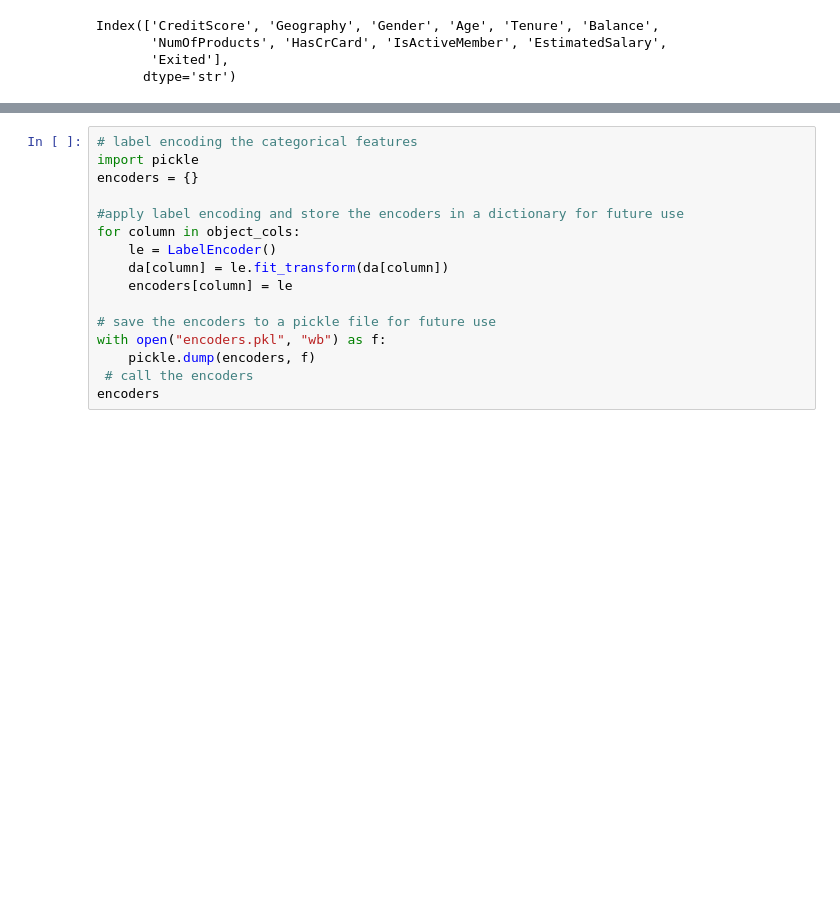
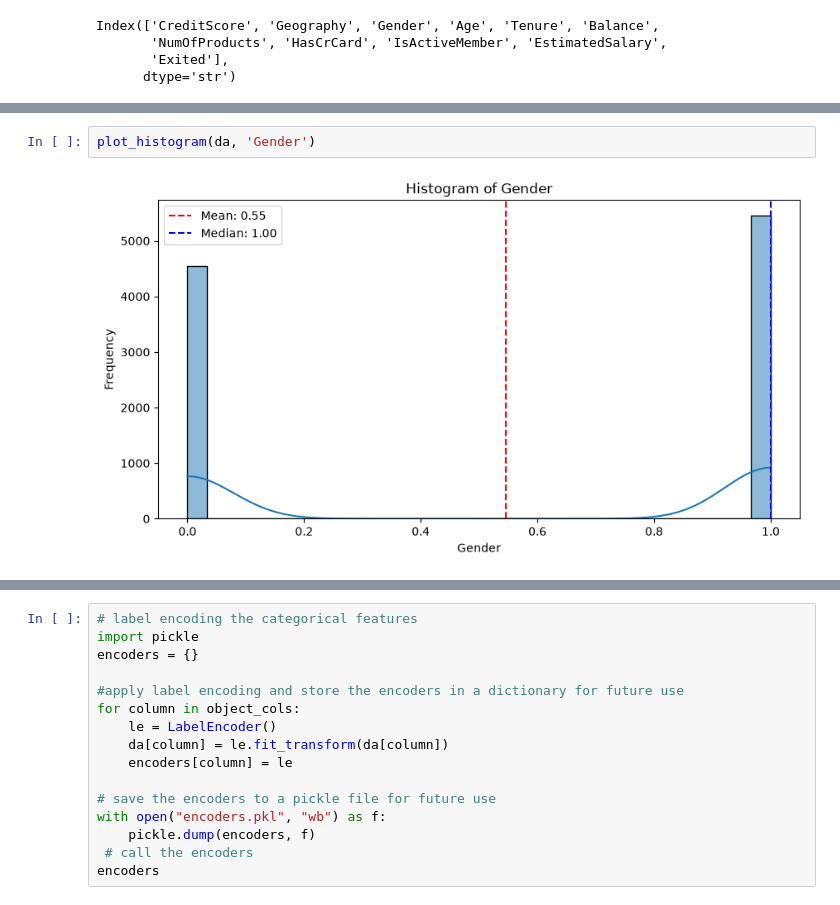
Before and after one commit to olaoluwacode/UD_Customer_Churn_Prediction, a Jupyter notebook: eda.ipynb, the cells around one changed output, grey strips where cells are left out. Cells and saved outputs as stored; diff of their text form; blank space fills up the shorter version.

```diff
--- a/eda.ipynb
+++ b/eda.ipynb
@@ -593,0 +619,4 @@ Plotting the numeric columns
+# %%
+plot_histogram(da, 'Gender')
+# %% [output]
+[figure, added]
```
Also changed, not shown: parts of 7 cells of this notebook.
